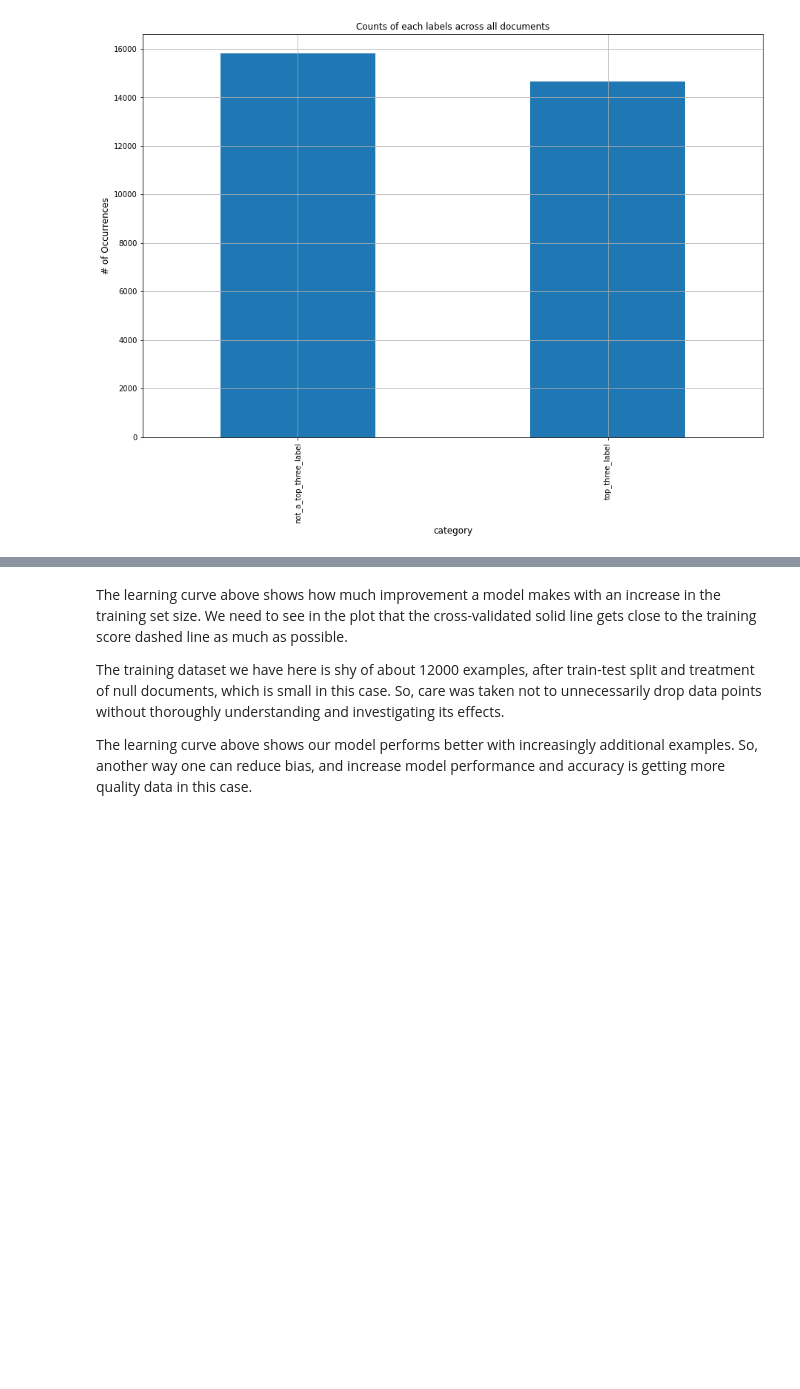
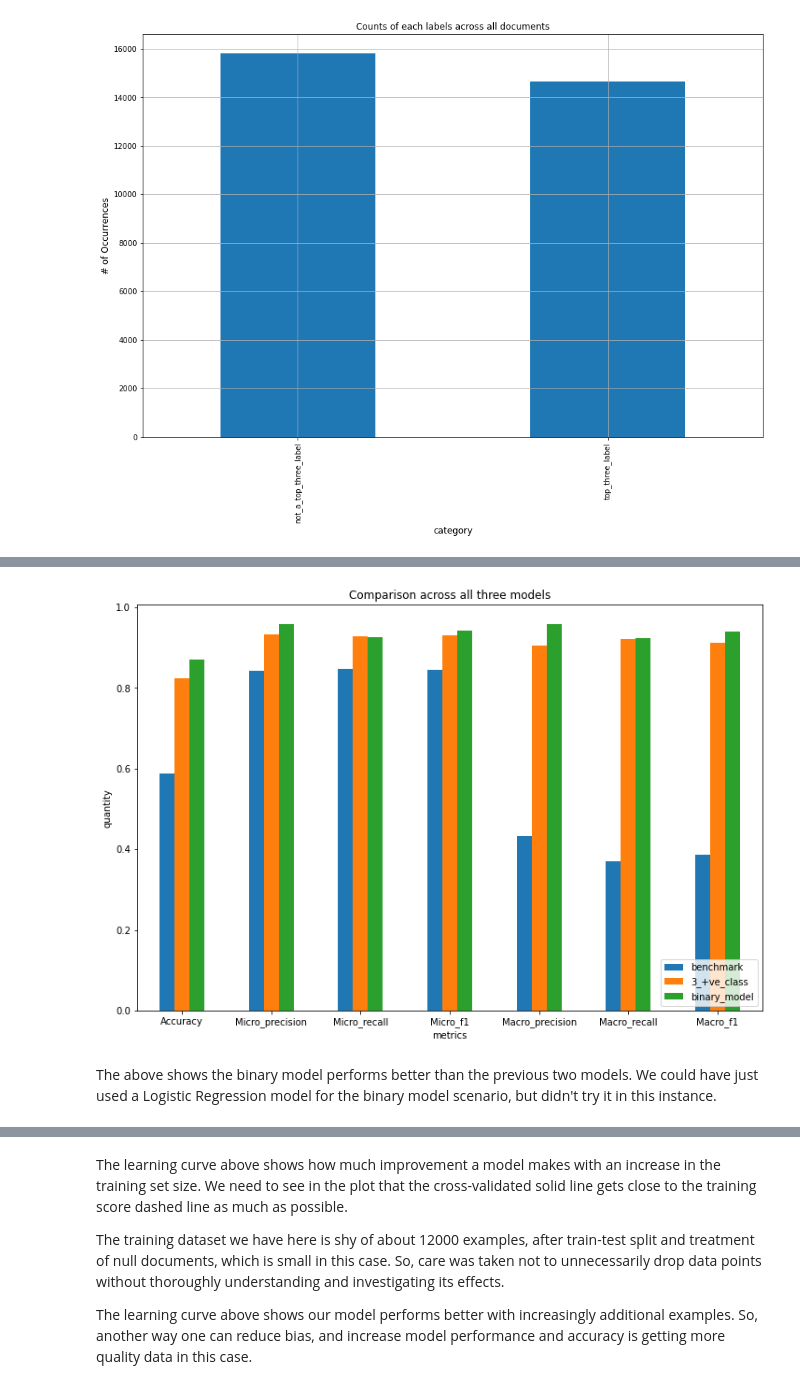
Before and after one commit to andyogah/ds_portfolio, a Jupyter notebook: personal projects/interos_ml_apprentice_coding_challeng/interos_ml_hackthon_scrap_work.ipynb, the cells around one changed output, grey strips where cells are left out. Drawn from its saved outputs; the diff is of its cells as text; code cells hidden in the pictures; blank space fills up the shorter version.

```diff
--- a/personal projects/interos_ml_apprentice_coding_challeng/interos_ml_hackthon_scrap_work.ipynb
+++ b/personal projects/interos_ml_apprentice_coding_challeng/interos_ml_hackthon_scrap_work.ipynb
@@ -677,0 +702,7 @@ Would additional "good examples" improve the model? Let us see ....
+# %%
+#plotting improvement in the model across all models
+plots(['benchmark', '3_+ve_class', 'binary_model'], 'Comparison across all three models')
+# %% [output]
+[figure, added]
+# %% [markdown]
+The above shows the binary model performs better than the previous two models. We could have just used a Logistic Regression model for the binary model scenario, but didn't try it in this instance.
```
Also changed, not shown: parts of 117 cells of this notebook.
